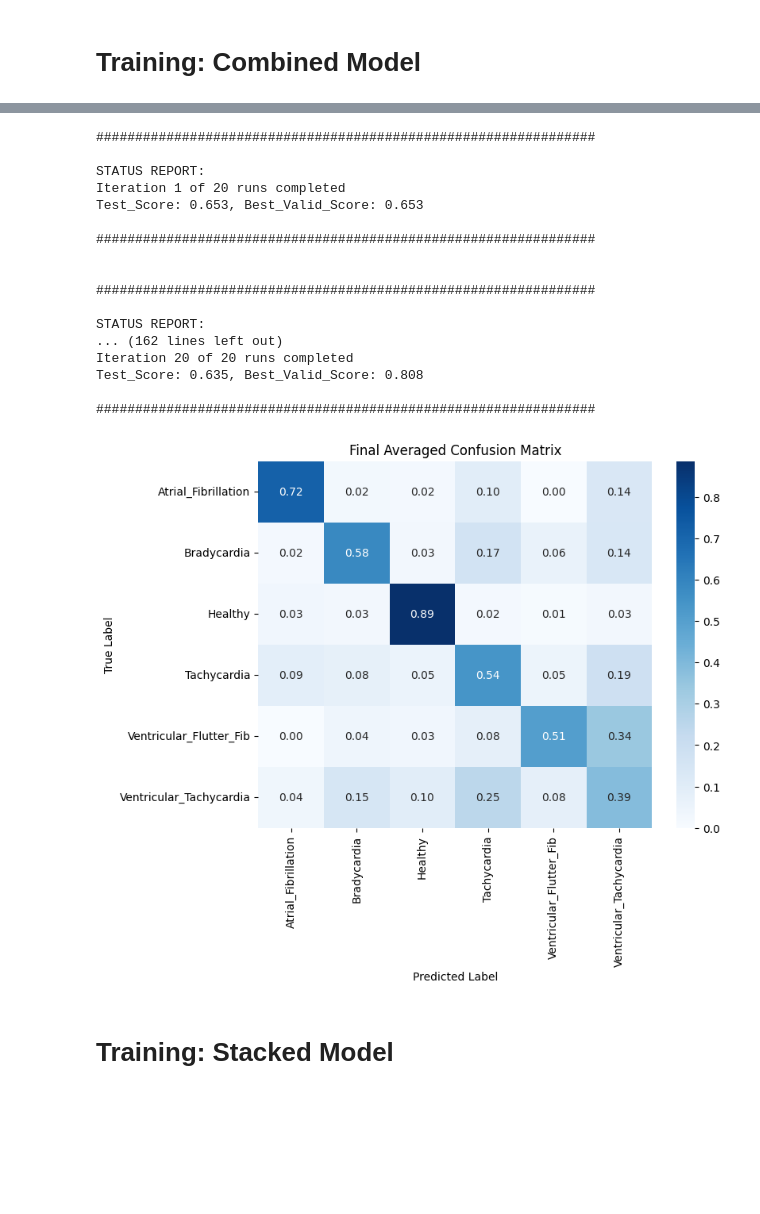
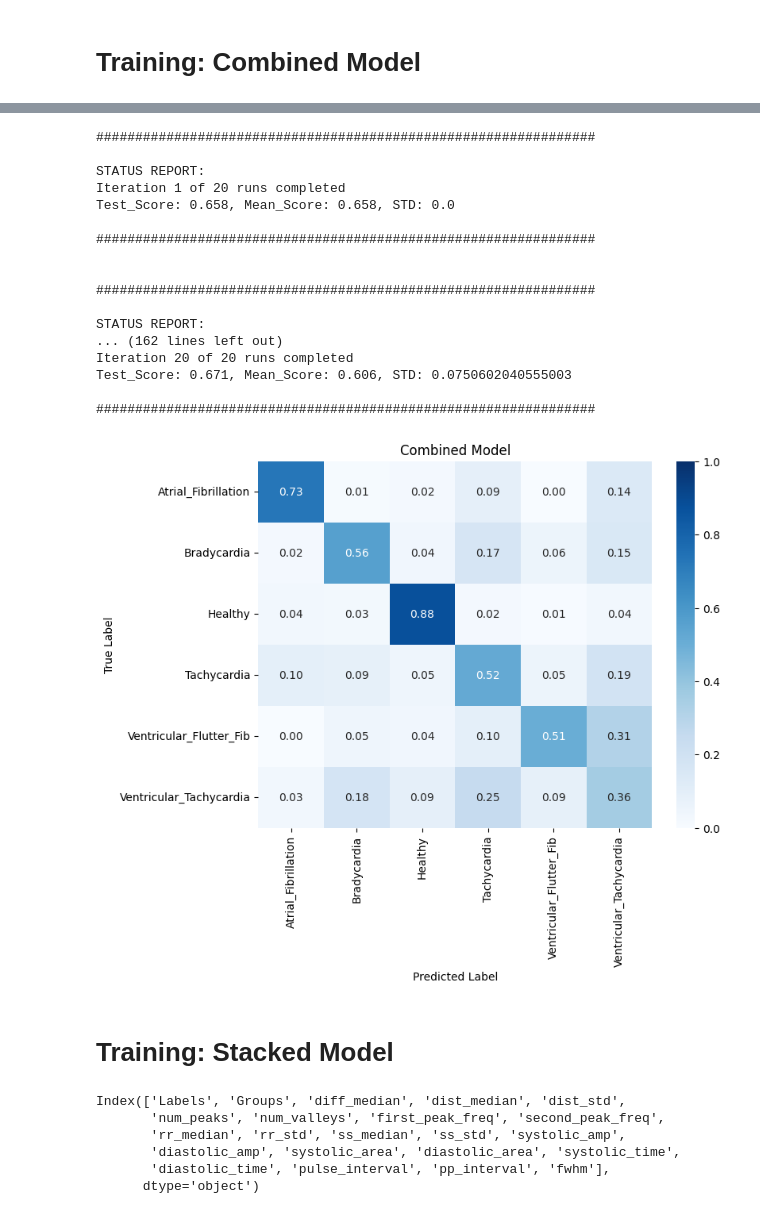
Before and after one commit to sarah-alabdulrazzak/RhythmGuard, a Jupyter notebook: Combined_Models.ipynb, the cells around one changed output, grey strips where cells are left out. Saved outputs shown, nothing was run; the diff lists cells and outputs as text; code cells hidden in the pictures; blank space fills up the shorter version.

Commit message:
Attempted stacked model

```diff
--- a/Combined_Models.ipynb
+++ b/Combined_Models.ipynb
@@ -414,7 +414,7 @@ plt.show()
 num_classes=len(samples_df["Labels"].unique())
 accumulated_cm=np.zeros((num_classes, num_classes))
 
-best_score=0
+scores=[]
 num_trials=20
 
 for i in range(num_trials):
@@ -432,45 +432,53 @@ for i in range(num_trials):
     yhat=model.predict(test_X)
     acc = accuracy_score(test_y, yhat)
 
-    if(acc>best_score):
-        best_score=acc
+    scores.append(acc)
 
     print('\n################################################################\n\nSTATUS REPORT:')
     print(f'Iteration {i + 1} of {num_trials} runs completed')
-    print(f'Test_Score: {acc:.3f}, Best_Valid_Score: {best_score:.3f}')
+    print(f'Test_Score: {acc:.3f}, Mean_Score: {np.mean(scores):.3f}, STD: {np.std(scores)}')
     print("\n################################################################\n ")
 
     accumulated_cm += confusion_matrix(test_y, yhat, labels=model.classes_)
 
 final_cm = accumulated_cm.astype('float') / accumulated_cm.sum(axis=1, keepdims=True)
 
 # Plot final confusion matrix
 #plot_confusion_matrix(y_true=test_y, y_pred=yhat, class_names=model.classes_, normalize=False)
 plt.figure(figsize=(8, 6))
-sns.heatmap(final_cm, annot=True, fmt=".2f", cmap="Blues", xticklabels=model.classes_, yticklabels=model.classes_)
+sns.heatmap(final_cm, annot=True, fmt=".2f", cmap="Blues", xticklabels=model.classes_, yticklabels=model.classes_, vmin=0, vmax=1)
 plt.xlabel('Predicted Label')
 plt.ylabel('True Label')
-plt.title('Final Averaged Confusion Matrix')
+plt.title('Combined Model')
 plt.show()
 # %% [output]
 [figure]
 ################################################################
 
 STATUS REPORT:
 Iteration 1 of 20 runs completed
-Test_Score: 0.653, Best_Valid_Score: 0.653
+Test_Score: 0.658, Mean_Score: 0.658, STD: 0.0
 
 ################################################################
 
 
 ################################################################
 
 STATUS REPORT:
 ... (162 lines left out)
 Iteration 20 of 20 runs completed
-Test_Score: 0.635, Best_Valid_Score: 0.808
+Test_Score: 0.671, Mean_Score: 0.606, STD: 0.0750602040555003
 
 ################################################################
-[figure, old version]
+[figure, new version]
 # %% [markdown]
 # Training: Stacked Model
+# %%
+samples_df.columns
+# %% [output]
+Index(['Labels', 'Groups', 'diff_median', 'dist_median', 'dist_std',
+       'num_peaks', 'num_valleys', 'first_peak_freq', 'second_peak_freq',
+       'rr_median', 'rr_std', 'ss_median', 'ss_std', 'systolic_amp',
+       'diastolic_amp', 'systolic_area', 'diastolic_area', 'systolic_time',
+       'diastolic_time', 'pulse_interval', 'pp_interval', 'fwhm'],
+      dtype='object')
```
Also changed, not shown: parts of 4 cells of this notebook.
